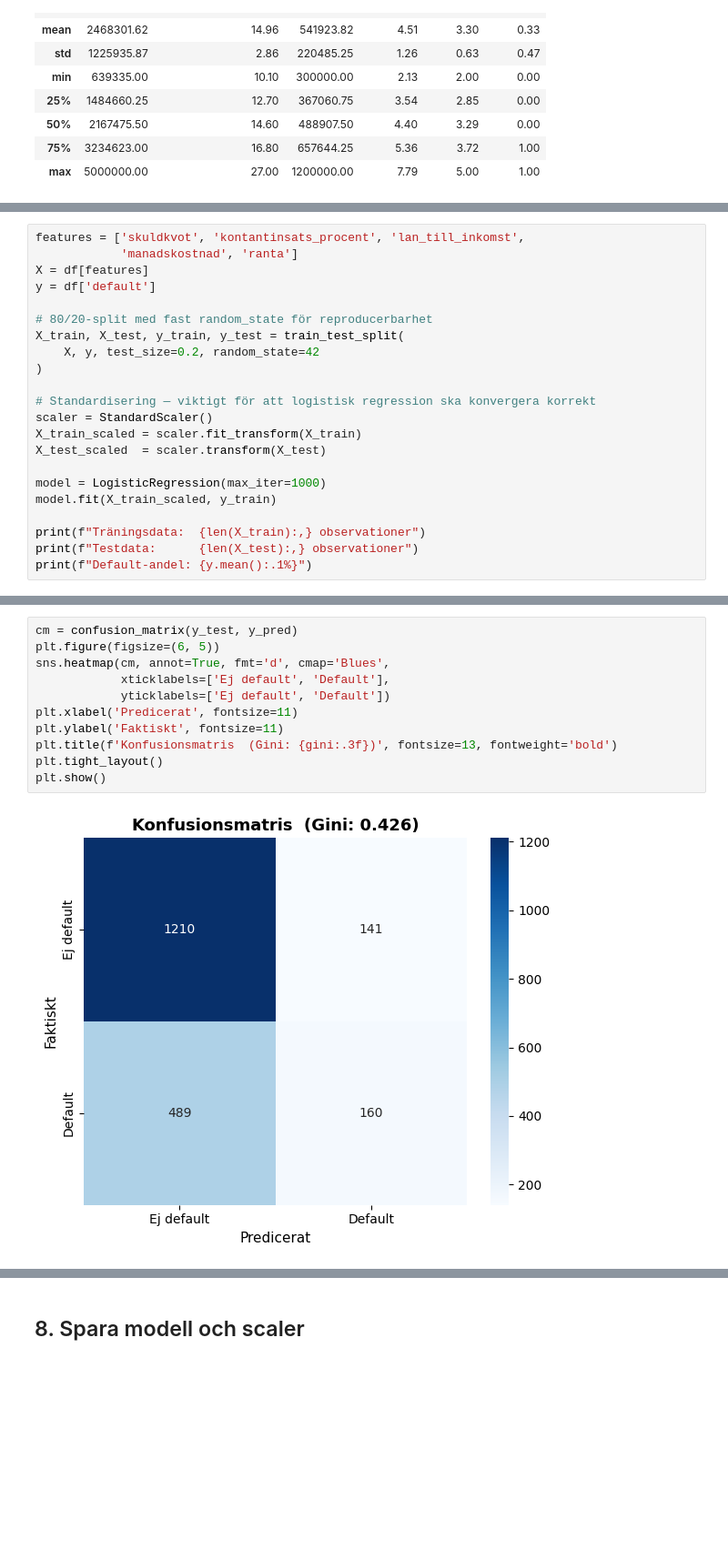
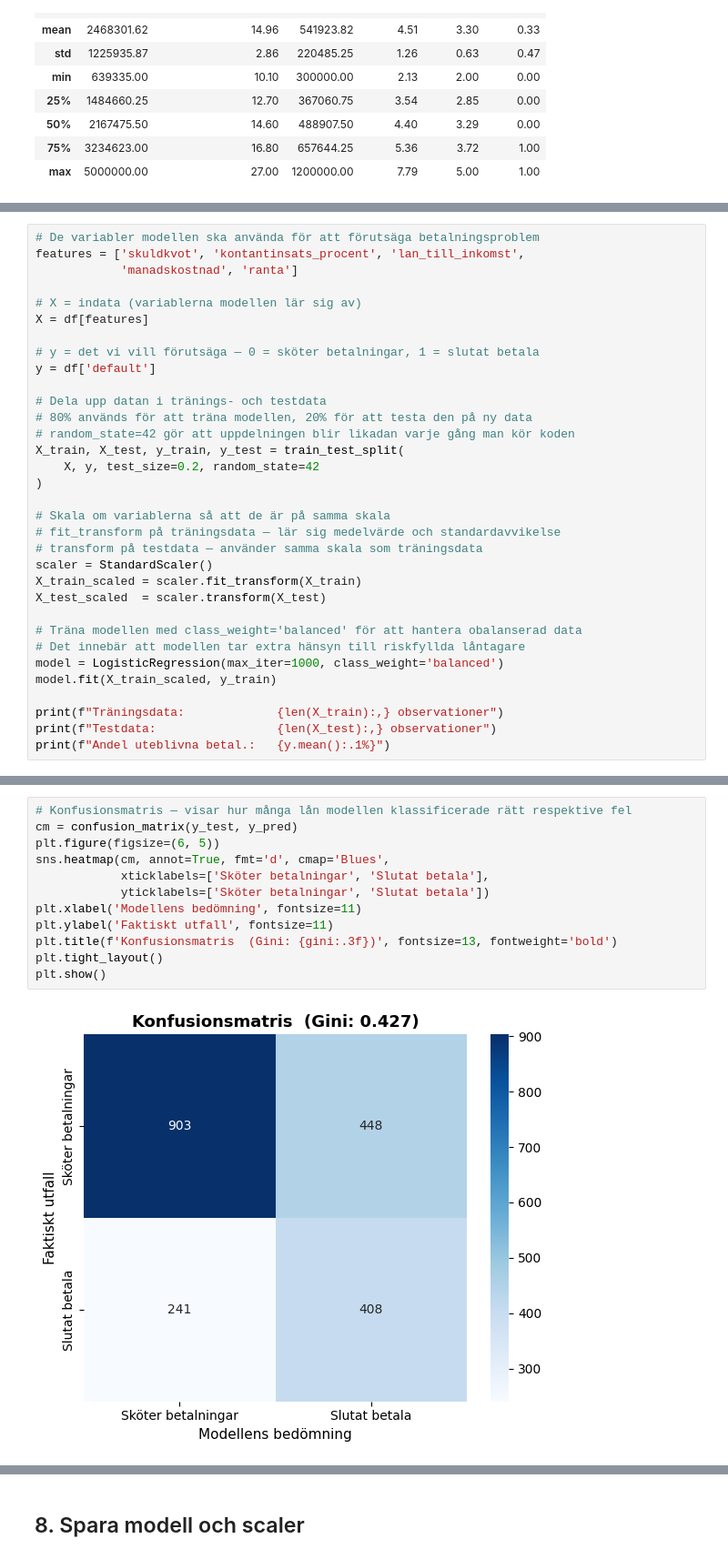
Before and after one commit to jasmikar/svenska-lan, a Jupyter notebook: bolan_analys.ipynb, the cells around one changed output, grey strips where cells are left out. Shown at 91% size. Cells and saved outputs as stored; diff of their text form; blank space fills up the shorter version.

```diff
--- a/bolan_analys.ipynb
+++ b/bolan_analys.ipynb
@@ -158,23 +227,34 @@ Vi använder logistisk regression — en tolkningsbar modell lämplig för kredi
 # %%
+# De variabler modellen ska använda för att förutsäga betalningsproblem
 features = ['skuldkvot', 'kontantinsats_procent', 'lan_till_inkomst',
             'manadskostnad', 'ranta']
+
+# X = indata (variablerna modellen lär sig av)
 X = df[features]
+
+# y = det vi vill förutsäga — 0 = sköter betalningar, 1 = slutat betala
 y = df['default']
 
-# 80/20-split med fast random_state för reproducerbarhet
+# Dela upp datan i tränings- och testdata
+# 80% används för att träna modellen, 20% för att testa den på ny data
+# random_state=42 gör att uppdelningen blir likadan varje gång man kör koden
 X_train, X_test, y_train, y_test = train_test_split(
     X, y, test_size=0.2, random_state=42
 )
 
-# Standardisering — viktigt för att logistisk regression ska konvergera korrekt
+# Skala om variablerna så att de är på samma skala
+# fit_transform på träningsdata — lär sig medelvärde och standardavvikelse
+# transform på testdata — använder samma skala som träningsdata
 scaler = StandardScaler()
 X_train_scaled = scaler.fit_transform(X_train)
 X_test_scaled  = scaler.transform(X_test)
 
-model = LogisticRegression(max_iter=1000)
+# Träna modellen med class_weight='balanced' för att hantera obalanserad data
+# Det innebär att modellen tar extra hänsyn till riskfyllda låntagare
+model = LogisticRegression(max_iter=1000, class_weight='balanced')
 model.fit(X_train_scaled, y_train)
 
-print(f"Träningsdata:  {len(X_train):,} observationer")
-print(f"Testdata:      {len(X_test):,} observationer")
-print(f"Default-andel: {y.mean():.1%}")
+print(f"Träningsdata:             {len(X_train):,} observationer")
+print(f"Testdata:                 {len(X_test):,} observationer")
+print(f"Andel uteblivna betal.:   {y.mean():.1%}")
 # %% [output]
@@ -225,14 +344,15 @@ weighted avg       0.65      0.69      0.65      2000
 # %%
+# Konfusionsmatris — visar hur många lån modellen klassificerade rätt respektive fel
 cm = confusion_matrix(y_test, y_pred)
 plt.figure(figsize=(6, 5))
 sns.heatmap(cm, annot=True, fmt='d', cmap='Blues',
-            xticklabels=['Ej default', 'Default'],
-            yticklabels=['Ej default', 'Default'])
-plt.xlabel('Predicerat', fontsize=11)
-plt.ylabel('Faktiskt', fontsize=11)
+            xticklabels=['Sköter betalningar', 'Slutat betala'],
+            yticklabels=['Sköter betalningar', 'Slutat betala'])
+plt.xlabel('Modellens bedömning', fontsize=11)
+plt.ylabel('Faktiskt utfall', fontsize=11)
 plt.title(f'Konfusionsmatris  (Gini: {gini:.3f})', fontsize=13, fontweight='bold')
 plt.tight_layout()
 plt.show()
 # %% [output]
-[figure, old version]
+[figure, new version]
 # %%
```
Also changed, not shown: parts of 23 cells of this notebook, 1 other file.
